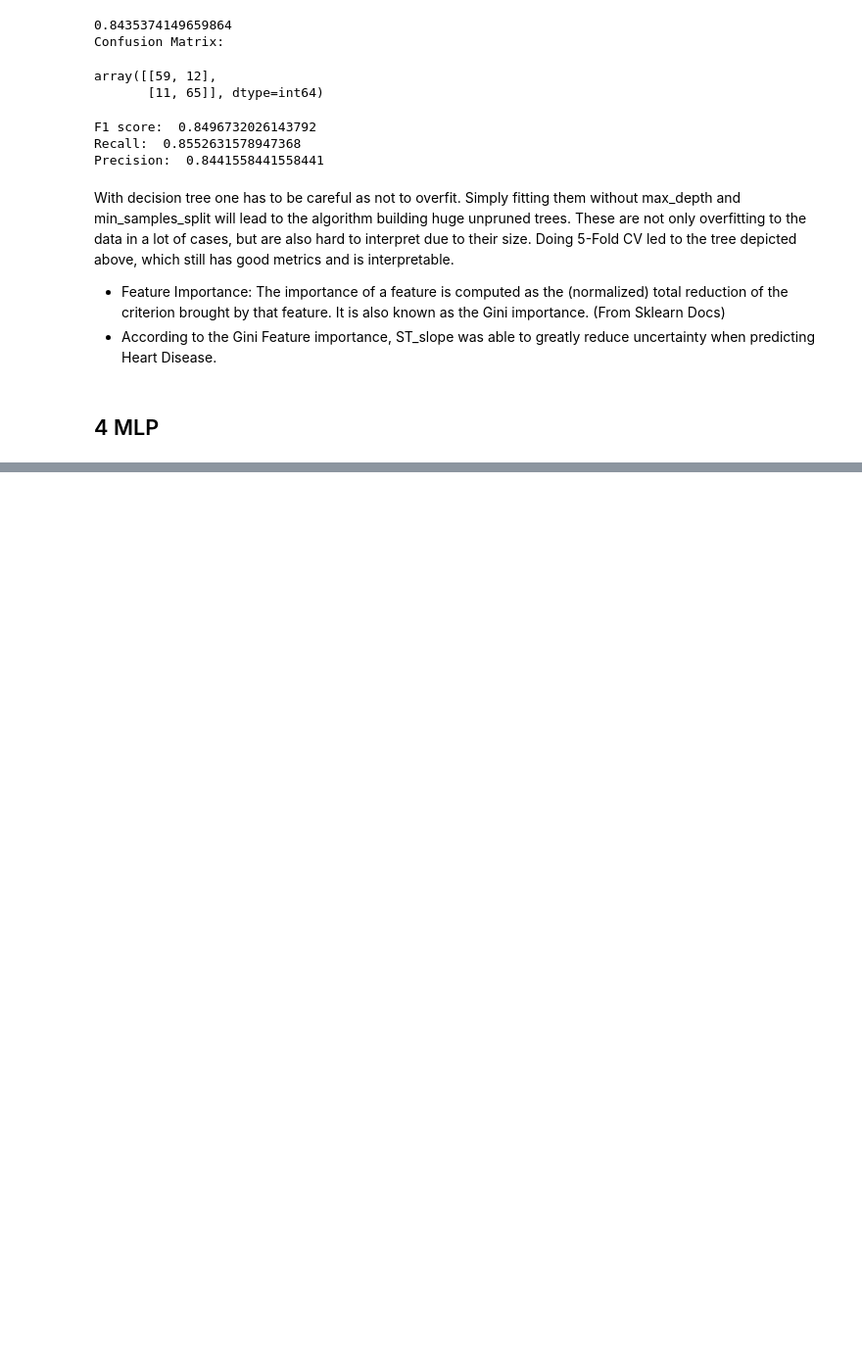
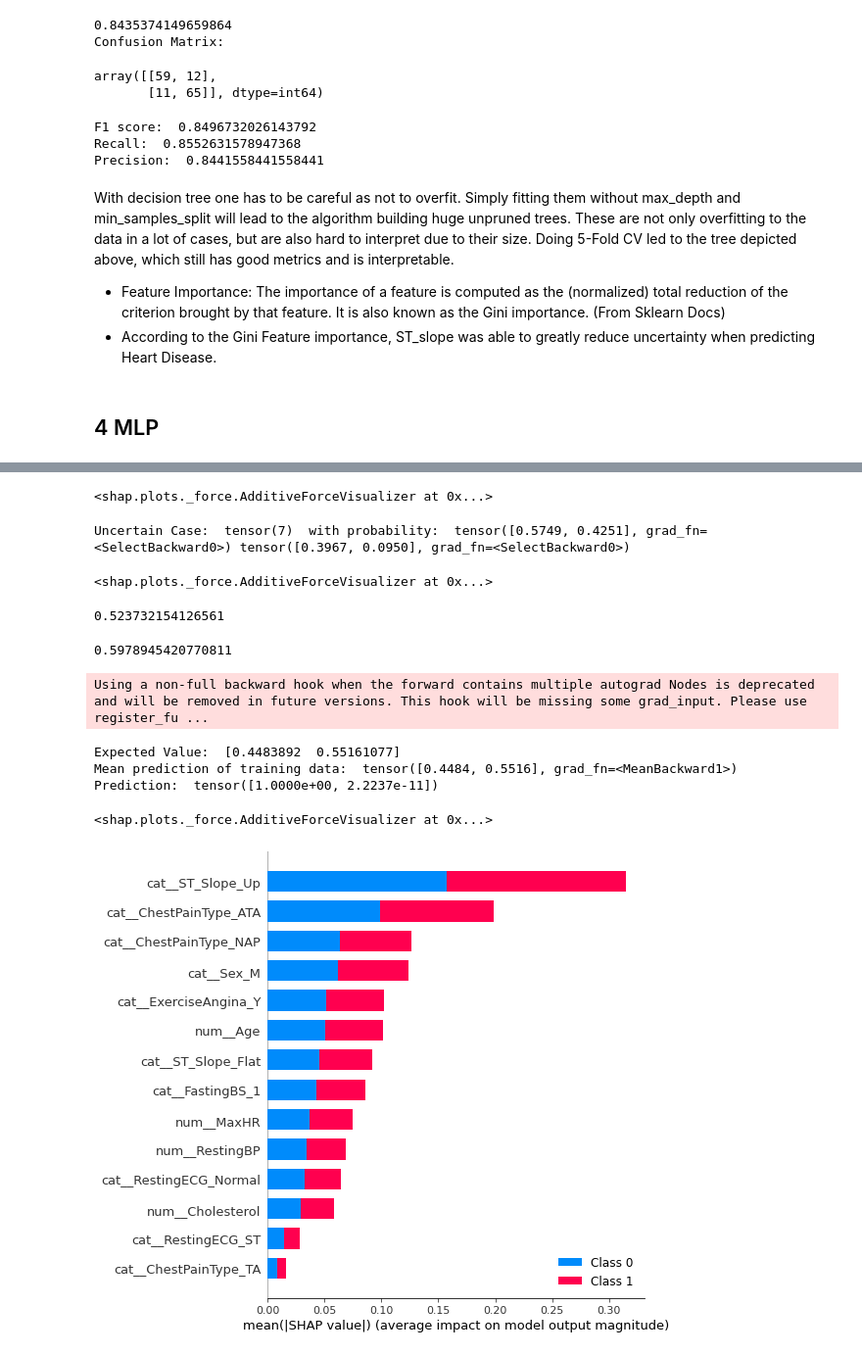
Before and after one commit to nmamie/ML4H_Project1, a Jupyter notebook: heart_failure/main.ipynb, the cells around one changed output, grey strips where cells are left out. Shown at 98% size. Cells and saved outputs as stored; diff of their text form; code cells hidden in the pictures; blank space fills up the shorter version.

```diff
--- a/heart_failure/main.ipynb
+++ b/heart_failure/main.ipynb
@@ -480,0 +592,73 @@ Precision:  0.8666666666666667
+# %%
+# Plotting Shap value class 0 obs 0
+shap.force_plot(explainer.expected_value[0], shap_values[0][0], X_val[0], link="logit", feature_names=preprocessor.get_feature_names_out())
+# %% [output]
+<shap.plots._force.AdditiveForceVisualizer at 0x...>
+# %%
+# Most uncertain instance
+logits = mlp(torch.from_numpy(X_val).float().to(device))
+probs = F.softmax(logits, dim=1)
+
+
+# Minimum index
+uncertain_case = torch.argmin(abs(probs[:, 0] - probs[:, 1]))
+print("Uncertain Case: ", uncertain_case, " with probability: ", probs[uncertain_case], logits[uncertain_case])
+
+# Plotting Shap Values for uncertain instance
+shap.force_plot(explainer.expected_value[1], shap_values[1][uncertain_case], X_val[uncertain_case], link="identity", feature_names=preprocessor.get_feature_names_out())
+# %% [output]
+Uncertain Case:  tensor(7)  with probability:  tensor([0.5749, 0.4251], grad_fn=<SelectBackward0>) tensor([0.3967, 0.0950], grad_fn=<SelectBackward0>)
+<shap.plots._force.AdditiveForceVisualizer at 0x...>
+# %%
+np.exp(0.0950)/(1+np.exp(0.0950))
+# %% [output]
+0.523732154126561
+# %%
+np.exp(0.3967)/(1+np.exp(0.3967))
+# %% [output]
+0.5978945420770811
+# %%
+# Probability Model
+class HeartDiseaseProb(nn.Module):
+    def __init__(self, base_model):
+        super().__init__()
+        self.base_model = base_model
+
+    def forward(self, x):
+        x = self.base_model(x)
+        if x.dim() == 1:
+            x = x.unsqueeze(0)
+        x = F.softmax(x, dim=1)
+        return x
+
+# Defining Model
+model_prob = HeartDiseaseProb(mlp)
+
+# Predicting
+model_prob.eval()
+with torch.no_grad():
+    y_pred_prob = model_prob(torch.from_numpy(X_val).float().to(device))
+
+# SHAP
+explainer = shap.DeepExplainer(model_prob, torch.from_numpy(X_train).float().to(device))
+shap_values = explainer.shap_values(torch.from_numpy(X_val).float().to(device))
+# %% [output]
+Using a non-full backward hook when the forward contains multiple autograd Nodes is deprecated and will be removed in future versions. This hook will be missing some grad_input. Please use register_fu ...
+# %%
+# Explainer uses expected values from mean prediction of training data
+print("Expected Value: ", explainer.expected_value)
+print("Mean prediction of training data: ", model_prob(torch.from_numpy(X_train).float().to(device)).mean(0))
+
+print("Prediction: ", y_pred_prob[0])
+
+# Shap values were evaluated on the test data using the expected value from training data
+shap.force_plot(explainer.expected_value[0], shap_values[0][0,:], X_val[0,:], feature_names=preprocessor.get_feature_names_out(), link="logit")
+# %% [output]
+Expected Value:  [0.4483892  0.55161077]
+Mean prediction of training data:  tensor([0.4484, 0.5516], grad_fn=<MeanBackward1>)
+Prediction:  tensor([1.0000e+00, 2.2237e-11])
+<shap.plots._force.AdditiveForceVisualizer at 0x...>
+# %%
+shap.summary_plot(shap_values, X_test, plot_type="bar", feature_names=preprocessor.get_feature_names_out())
+# %% [output]
+[figure, added]
```
Also changed, not shown: parts of 48 cells of this notebook.
